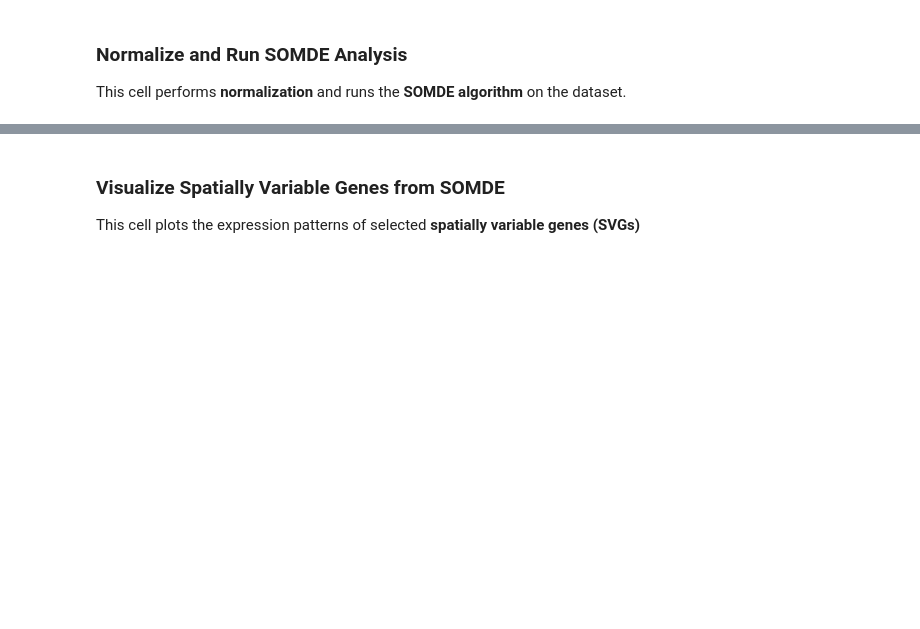
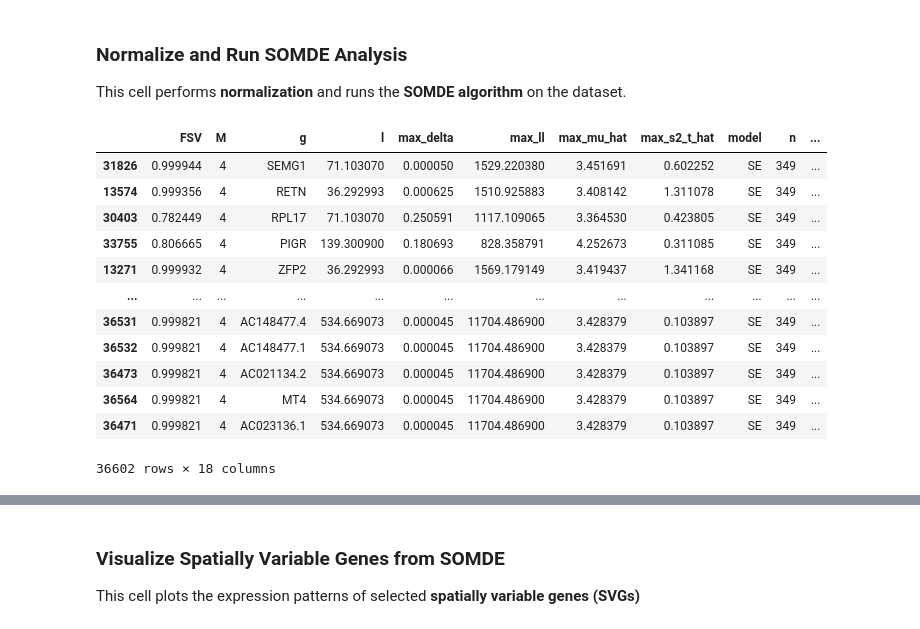
Before and after one commit to nikolienka24/IV114_ST, a Jupyter notebook: svgs_identification_somde.ipynb, the cells around one changed output, grey strips where cells are left out. Saved outputs shown, nothing was run; the diff lists cells and outputs as text; code cells hidden in the pictures; blank space fills up the shorter version.

```diff
--- a/svgs_identification_somde.ipynb
+++ b/svgs_identification_somde.ipynb
@@ -208,3 +208,19 @@ This cell performs **normalization** and runs the **SOMDE algorithm** on the dat
 # %%
 nres = som.norm()
 result, SVnum =som.run()
+# %%
+result
+# %% [output]
+|  | FSV | M | g | l | max_delta | max_ll | max_mu_hat | max_s2_t_hat | model | n | ... |
+| 31826 | 0.999944 | 4 | SEMG1 | 71.103070 | 0.000050 | 1529.220380 | 3.451691 | 0.602252 | SE | 349 | ... |
+| 13574 | 0.999356 | 4 | RETN | 36.292993 | 0.000625 | 1510.925883 | 3.408142 | 1.311078 | SE | 349 | ... |
+| 30403 | 0.782449 | 4 | RPL17 | 71.103070 | 0.250591 | 1117.109065 | 3.364530 | 0.423805 | SE | 349 | ... |
+| 33755 | 0.806665 | 4 | PIGR | 139.300900 | 0.180693 | 828.358791 | 4.252673 | 0.311085 | SE | 349 | ... |
+| 13271 | 0.999932 | 4 | ZFP2 | 36.292993 | 0.000066 | 1569.179149 | 3.419437 | 1.341168 | SE | 349 | ... |
+| ... | ... | ... | ... | ... | ... | ... | ... | ... | ... | ... | ... |
+| 36531 | 0.999821 | 4 | AC148477.4 | 534.669073 | 0.000045 | 11704.486900 | 3.428379 | 0.103897 | SE | 349 | ... |
+| 36532 | 0.999821 | 4 | AC148477.1 | 534.669073 | 0.000045 | 11704.486900 | 3.428379 | 0.103897 | SE | 349 | ... |
+| 36473 | 0.999821 | 4 | AC021134.2 | 534.669073 | 0.000045 | 11704.486900 | 3.428379 | 0.103897 | SE | 349 | ... |
+| 36564 | 0.999821 | 4 | MT4 | 534.669073 | 0.000045 | 11704.486900 | 3.428379 | 0.103897 | SE | 349 | ... |
+| 36471 | 0.999821 | 4 | AC023136.1 | 534.669073 | 0.000045 | 11704.486900 | 3.428379 | 0.103897 | SE | 349 | ... |
+36602 rows × 18 columns
```
Also changed, not shown: parts of 14 cells of this notebook.
